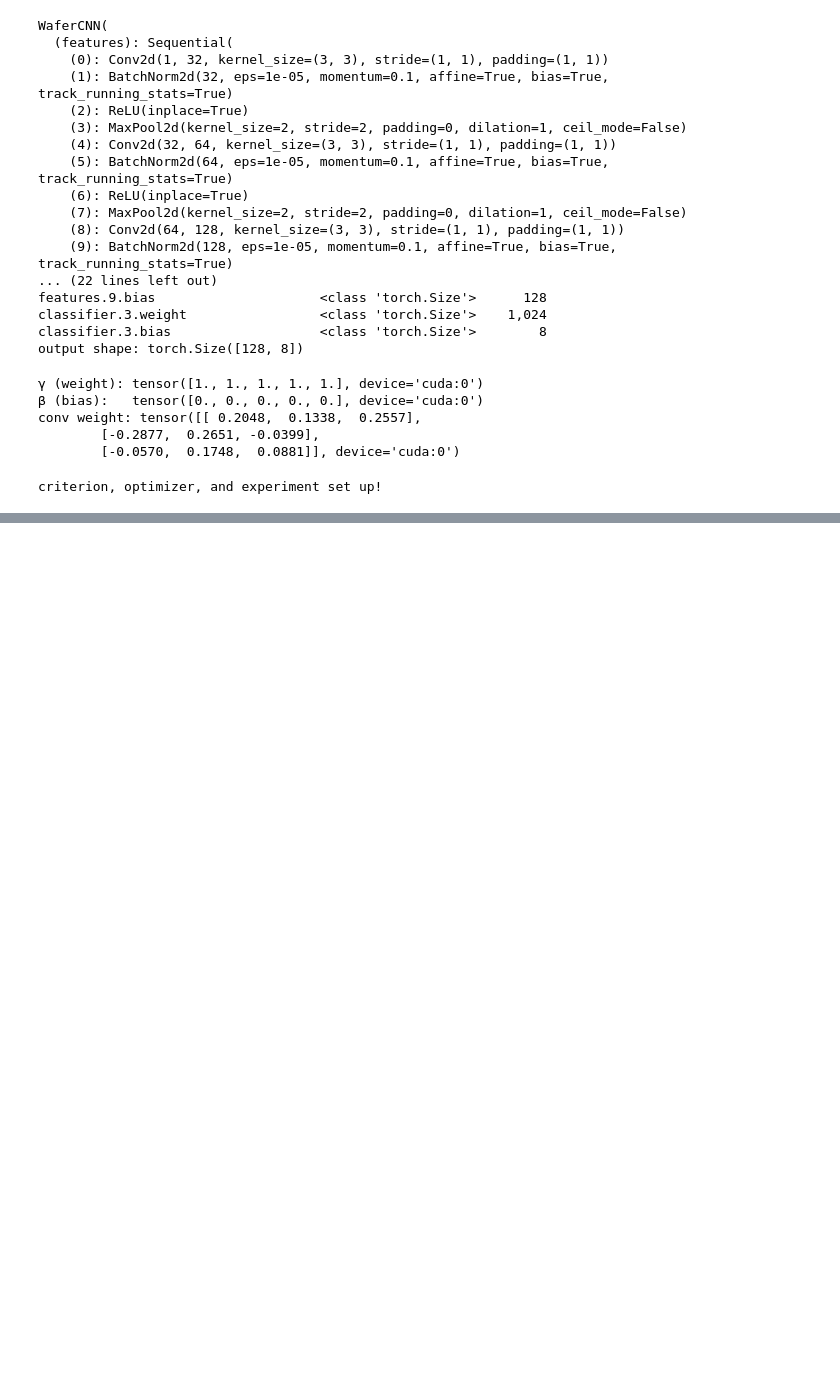
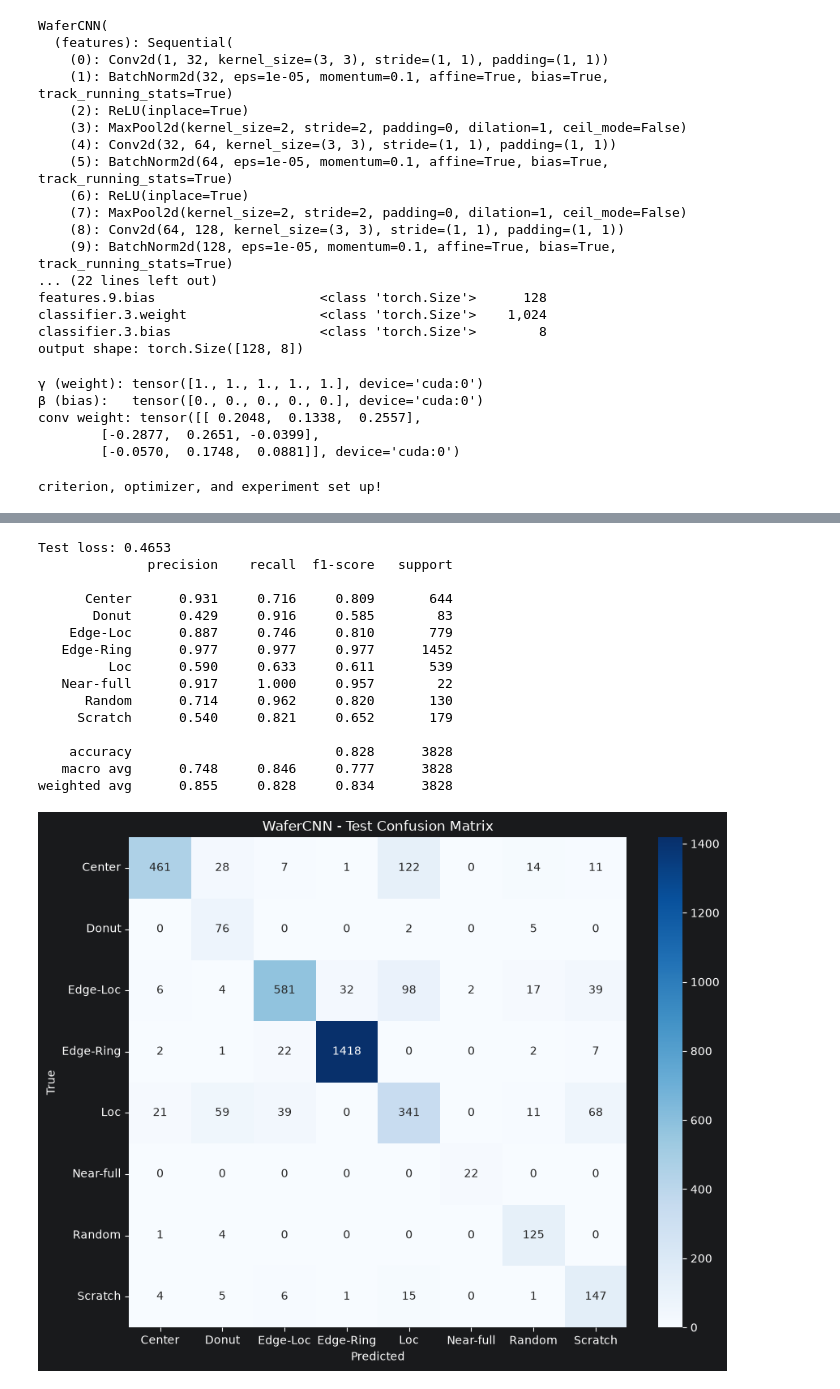
Before and after one commit to pqtrng/wm811k-defect-detection, a Jupyter notebook: notebooks/03_train.ipynb, the cells around one changed output, grey strips where cells are left out. Saved outputs shown, nothing was run; the diff lists cells and outputs as text; code cells hidden in the pictures; blank space fills up the shorter version.

```diff
--- a/notebooks/03_train.ipynb
+++ b/notebooks/03_train.ipynb
@@ -217,0 +329,46 @@ criterion, optimizer, and experiment set up!
+# %%
+from sklearn.metrics import classification_report, confusion_matrix
+import matplotlib.pyplot as plt
+import seaborn as sns
+
+# Load the best checkpoint, not the last-epoch weights
+model.load_state_dict(torch.load(best_path, map_location=DEVICE))
+
+# Evaluate once on the held-out test set
+test_loss, test_preds, test_labels = evaluate(model=model, loader=test_loader, criterion=criterion, device=DEVICE)
+print(f"Test loss: {test_loss:.4f}")
+
+# Per class precision, recall, and F1 - the real evaluation
+print(classification_report(y_true=test_labels, y_pred=test_preds, target_names=LABELS, digits=3))
+
+# Confusion matrix
+cm = confusion_matrix(y_true=test_labels, y_pred=test_preds)
+plt.figure(figsize=(9, 7))
+sns.heatmap(cm, annot=True, fmt="d", cmap="Blues", xticklabels=LABELS, yticklabels=LABELS)
+
+plt.xlabel("Predicted")
+plt.ylabel("True")
+plt.title("WaferCNN - Test Confusion Matrix")
+plt.tight_layout()
+
+cm_path = MODEL_DIR / "confusion_matrix.png"
+plt.savefig(cm_path, dpi=120, bbox_inches="tight")
+plt.show()
+# print(f"Saved confusion matrix to {cm_path}")cm_path
+# %% [output]
+Test loss: 0.4653
+              precision    recall  f1-score   support
+
+      Center      0.931     0.716     0.809       644
+       Donut      0.429     0.916     0.585        83
+    Edge-Loc      0.887     0.746     0.810       779
+   Edge-Ring      0.977     0.977     0.977      1452
+         Loc      0.590     0.633     0.611       539
+   Near-full      0.917     1.000     0.957        22
+      Random      0.714     0.962     0.820       130
+     Scratch      0.540     0.821     0.652       179
+
+    accuracy                          0.828      3828
+   macro avg      0.748     0.846     0.777      3828
+weighted avg      0.855     0.828     0.834      3828
+[figure, added]
```
Also changed, not shown: parts of 8 cells of this notebook, 4 other files.
